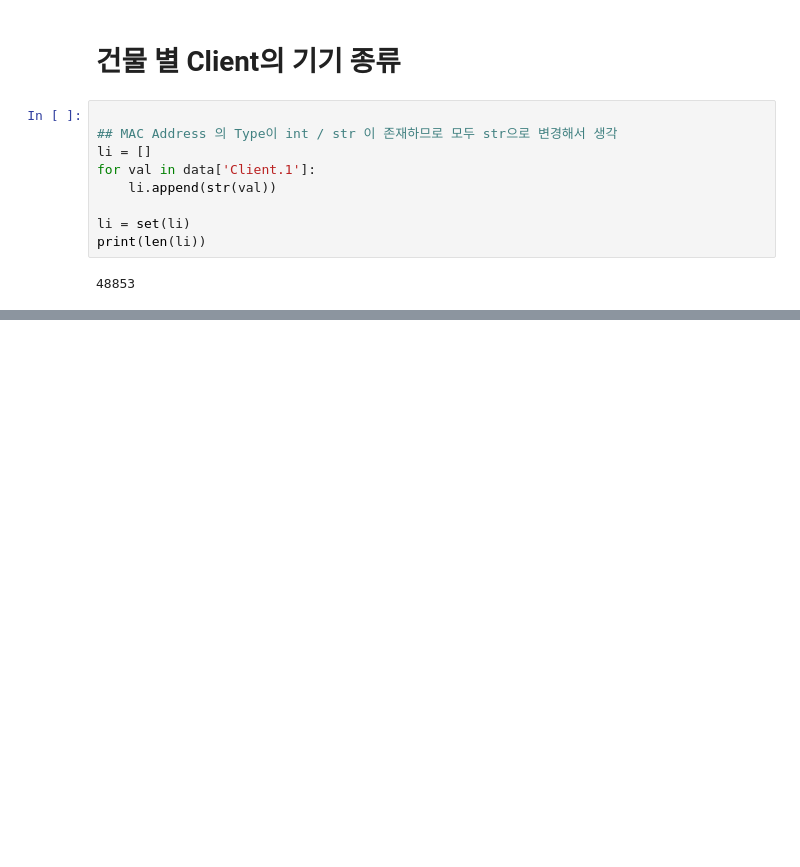
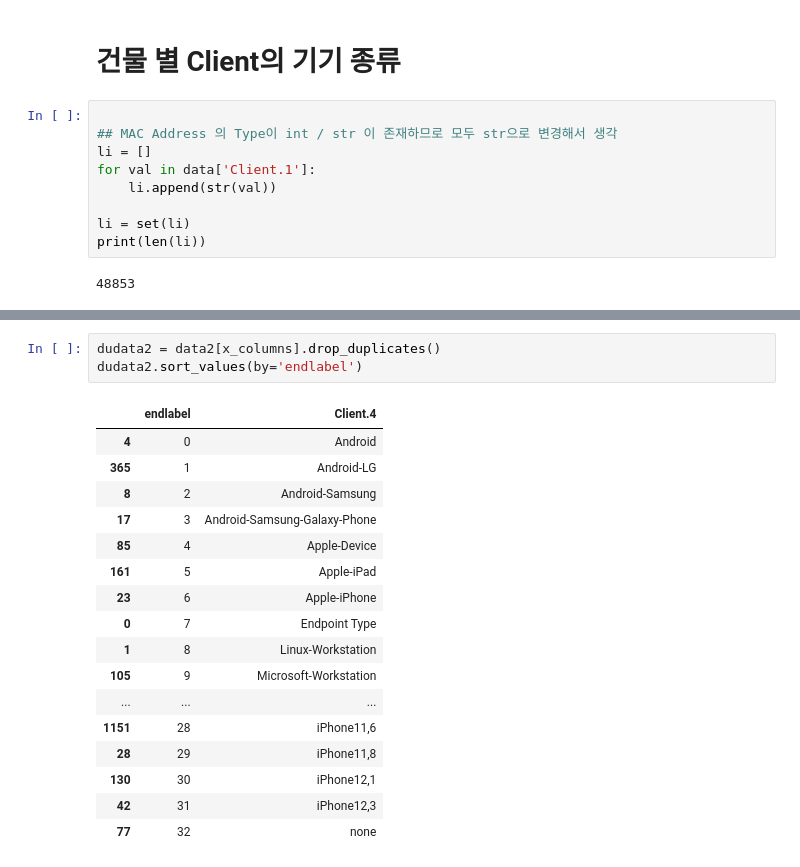
Before and after one commit to leeEunJooo/NetworkAssociation, a Jupyter notebook: view_data-huiung.ipynb, the cells around one changed output, grey strips where cells are left out. Saved outputs shown, nothing was run; the diff lists cells and outputs as text; blank space fills up the shorter version.

```diff
--- a/view_data-huiung.ipynb
+++ b/view_data-huiung.ipynb
@@ -228,0 +297,21 @@ data[['Client.1', 'Client.8']][:1100]
+# %%
+dudata2 = data2[x_columns].drop_duplicates()
+dudata2.sort_values(by='endlabel')
+# %% [output]
+|  | endlabel | Client.4 |
+| 4 | 0 | Android |
+| 365 | 1 | Android-LG |
+| 8 | 2 | Android-Samsung |
+| 17 | 3 | Android-Samsung-Galaxy-Phone |
+| 85 | 4 | Apple-Device |
+| 161 | 5 | Apple-iPad |
+| 23 | 6 | Apple-iPhone |
+| 0 | 7 | Endpoint Type |
+| 1 | 8 | Linux-Workstation |
+| 105 | 9 | Microsoft-Workstation |
+| ... | ... | ... |
+| 1151 | 28 | iPhone11,6 |
+| 28 | 29 | iPhone11,8 |
+| 130 | 30 | iPhone12,1 |
+| 42 | 31 | iPhone12,3 |
+| 77 | 32 | none |
```
Also changed, not shown: parts of 15 cells of this notebook.
